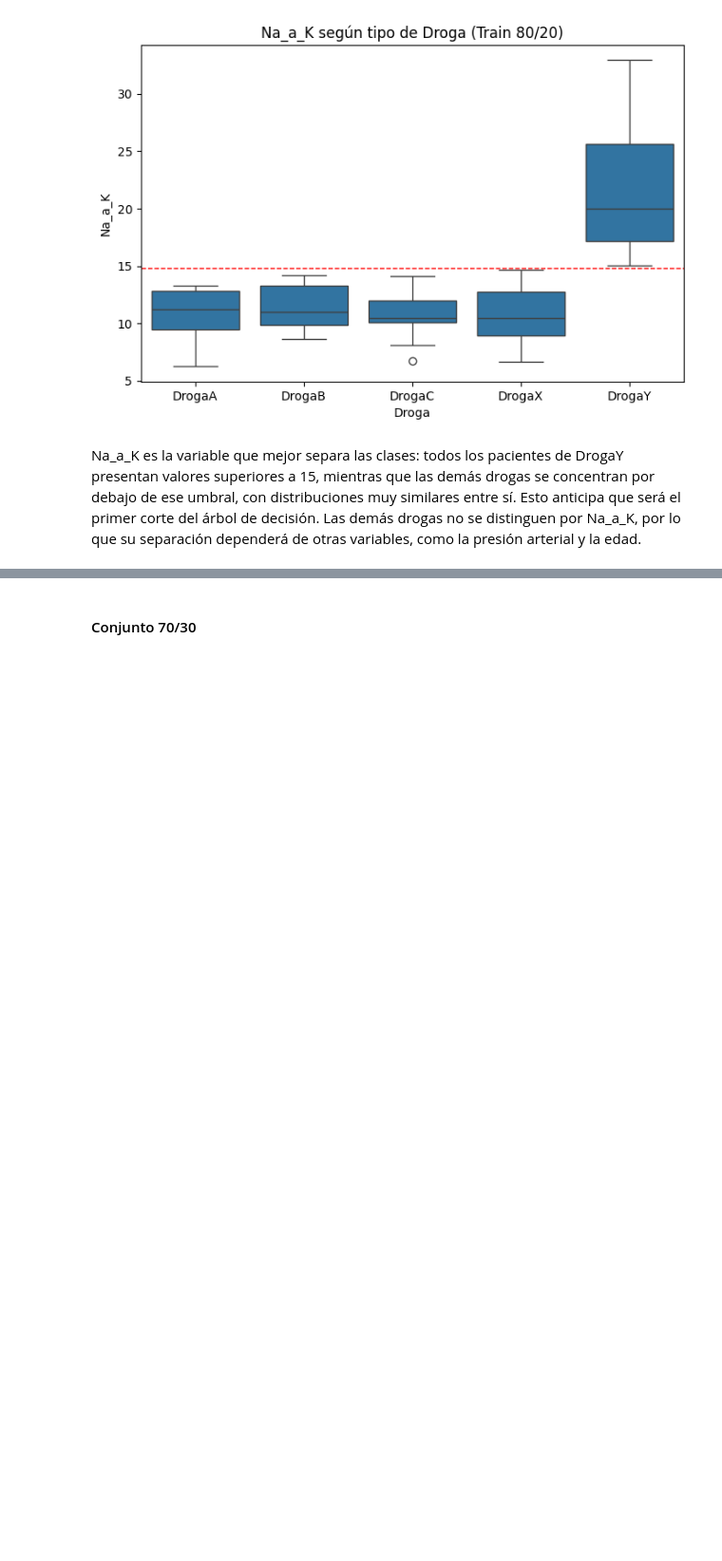
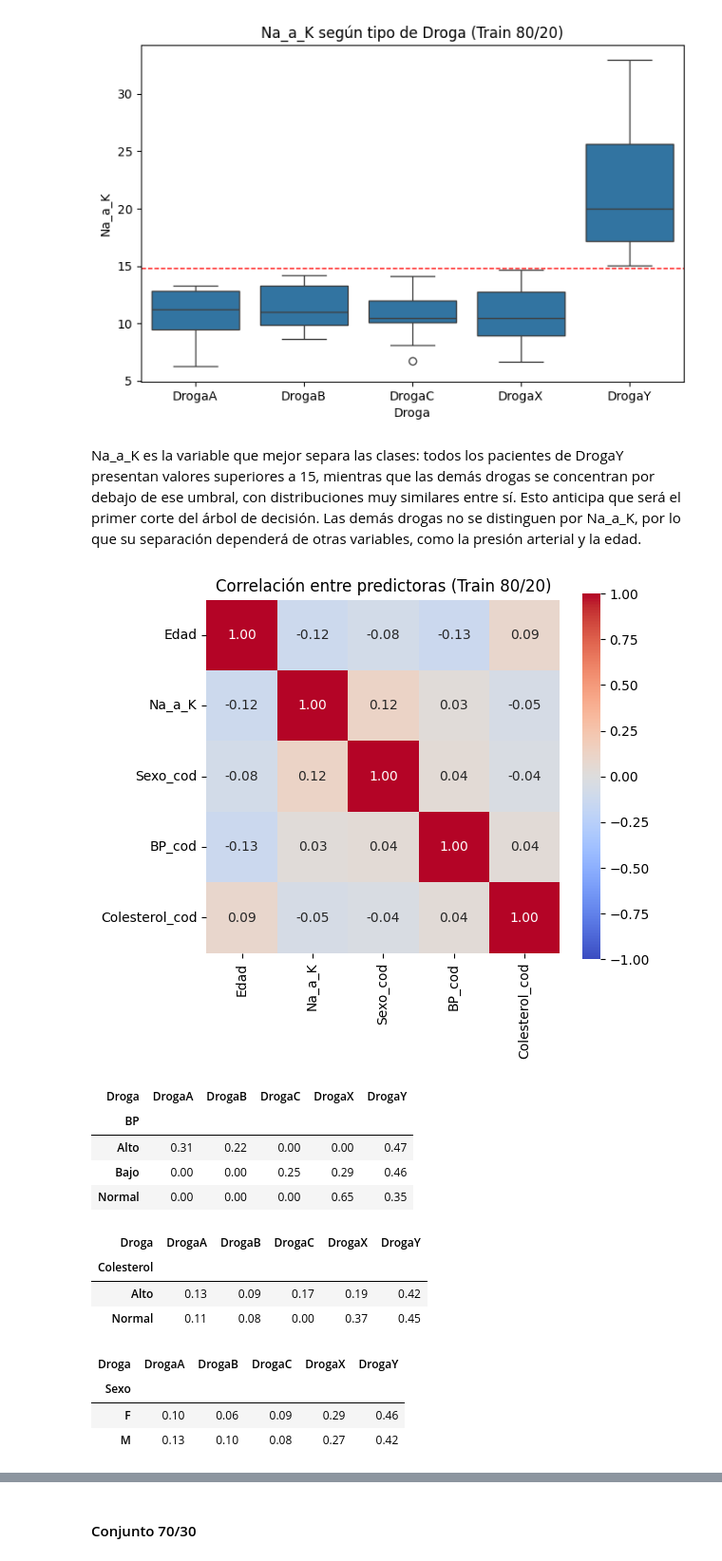
Before and after one commit to CaroRuiz92/TPs_Mineria_Datos, a Jupyter notebook: TP2/Trabajo_Practico_Nro_2_Bartomioli_Ruiz.ipynb, the cells around one changed output, grey strips where cells are left out. Shown at 95% size. Drawn from its saved outputs; the diff is of its cells as text; code cells hidden in the pictures; blank space fills up the shorter version.

```diff
--- a/TP2/Trabajo_Practico_Nro_2_Bartomioli_Ruiz.ipynb
+++ b/TP2/Trabajo_Practico_Nro_2_Bartomioli_Ruiz.ipynb
@@ -883,7 +877,7 @@ col_cat = ['Sexo', 'BP', 'Colesterol', 'Droga']
 plt.figure(figsize=(12, 6))
 for i, col in enumerate(col_cat):
     plt.subplot(2, 2, i + 1)
-    sns.countplot(data=farmac1_train, x=col, palette='viridis')
+    sns.countplot(data=farmac1_train, x=col, palette='viridis', hue=col, legend=False)
     plt.title(f"Frecuencias de {col}")
 plt.tight_layout()
 plt.show();
@@ -919,3 +898,29 @@ plt.show()
 [figure]
 # %% [markdown]
 Na_a_K es la variable que mejor separa las clases: todos los pacientes de DrogaY presentan valores superiores a 15, mientras que las demás drogas se concentran por debajo de ese umbral, con distribuciones muy similares entre sí. Esto anticipa que será el primer corte del árbol de decisión. Las demás drogas no se distinguen por Na_a_K, por lo que su separación dependerá de otras variables, como la presión arterial y la edad.
+# %%
+# Correlaciones entre predictoras numéricas/codificadas
+plt.figure(figsize=(6, 5))
+sns.heatmap(farmac1_train[['Edad', 'Na_a_K', 'Sexo_cod', 'BP_cod', 'Colesterol_cod']].corr(),
+            vmin=-1, vmax=1, annot=True, fmt='.2f', cmap='coolwarm', square=True)
+plt.title('Correlación entre predictoras (Train 80/20)')
+plt.show()
+
+# Relación de las categóricas con la variable objetivo
+for col in ['BP', 'Colesterol', 'Sexo']:
+    display(pd.crosstab(farmac1_train[col], farmac1_train['Droga'], normalize='index').round(2))
+# %% [output]
+[figure, added]
+| Droga | DrogaA | DrogaB | DrogaC | DrogaX | DrogaY |
+| BP |  |  |  |  |  |
+| Alto | 0.31 | 0.22 | 0.00 | 0.00 | 0.47 |
+| Bajo | 0.00 | 0.00 | 0.25 | 0.29 | 0.46 |
+| Normal | 0.00 | 0.00 | 0.00 | 0.65 | 0.35 |
+| Droga | DrogaA | DrogaB | DrogaC | DrogaX | DrogaY |
+| Colesterol |  |  |  |  |  |
+| Alto | 0.13 | 0.09 | 0.17 | 0.19 | 0.42 |
+| Normal | 0.11 | 0.08 | 0.00 | 0.37 | 0.45 |
+| Droga | DrogaA | DrogaB | DrogaC | DrogaX | DrogaY |
+| Sexo |  |  |  |  |  |
+| F | 0.10 | 0.06 | 0.09 | 0.29 | 0.46 |
+| M | 0.13 | 0.10 | 0.08 | 0.27 | 0.42 |
```
Also changed, not shown: parts of 10 cells of this notebook.
